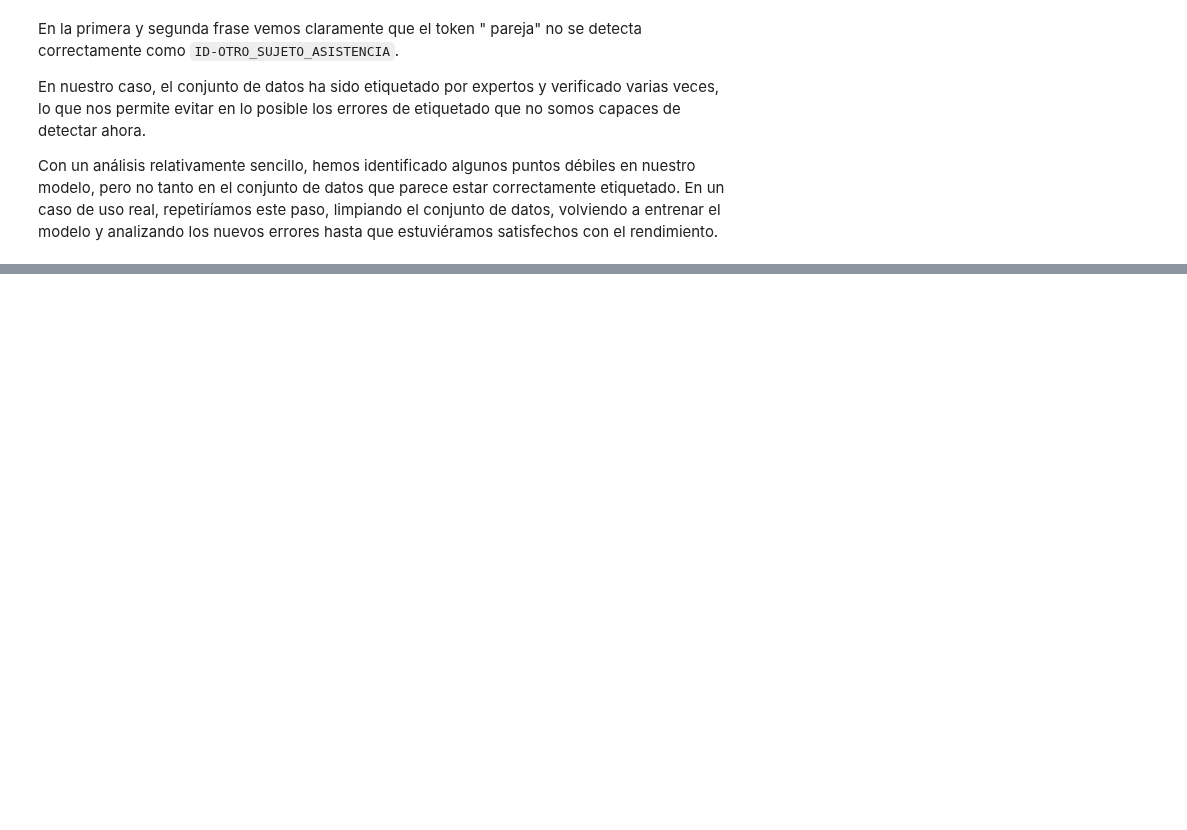
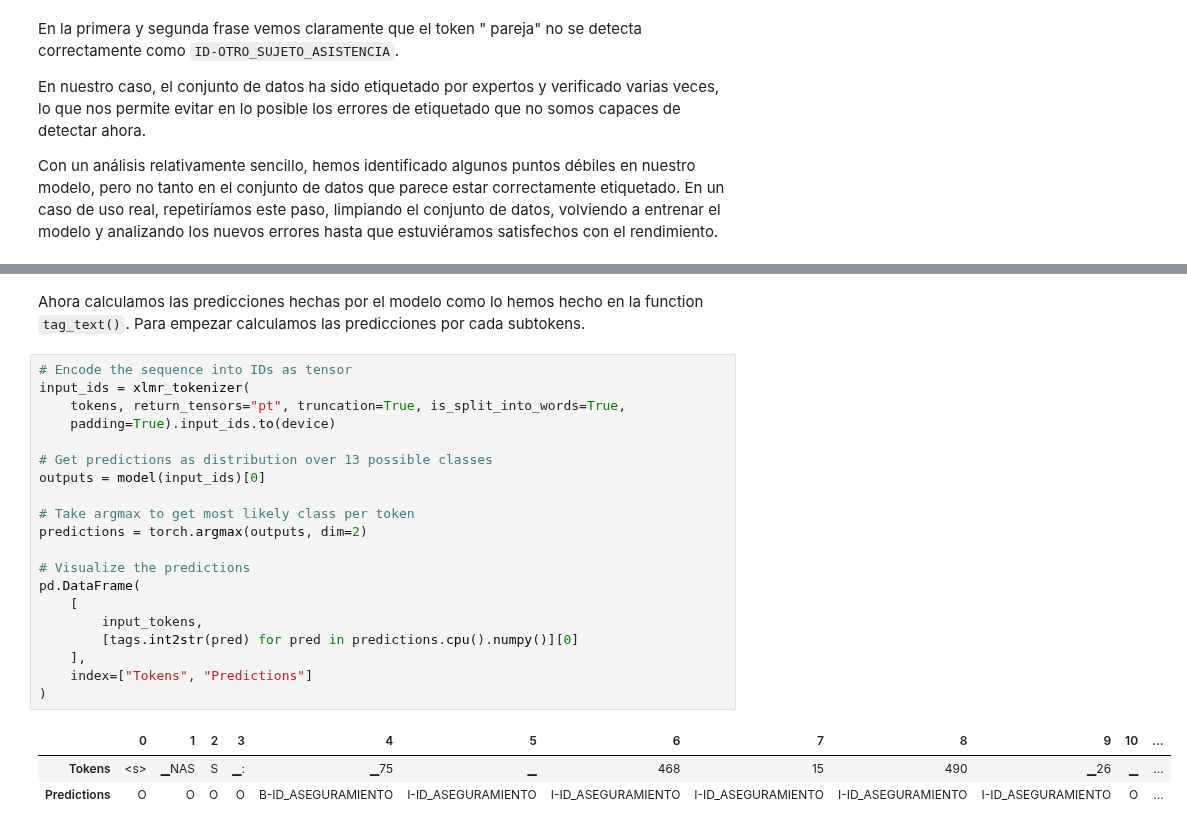
Before and after one commit to GuiGel/MedDocAn, a Jupyter notebook: cdti/meddocan/a_transformers.ipynb, the cells around one changed output, grey strips where cells are left out. Cells and saved outputs as stored; diff of their text form; blank space fills up the shorter version.

```diff
--- a/cdti/meddocan/a_transformers.ipynb
+++ b/cdti/meddocan/a_transformers.ipynb
@@ -1103,0 +1128,26 @@ Con un análisis relativamente sencillo, hemos identificado algunos puntos débi
+# %% [markdown]
+Ahora calculamos las predicciones hechas por el modelo como lo hemos hecho en la function ``tag_text()``. Para empezar calculamos las predicciones por cada subtokens.
+# %%
+# Encode the sequence into IDs as tensor
+input_ids = xlmr_tokenizer(
+    tokens, return_tensors="pt", truncation=True, is_split_into_words=True,
+    padding=True).input_ids.to(device)
+
+# Get predictions as distribution over 13 possible classes
+outputs = model(input_ids)[0]
+
+# Take argmax to get most likely class per token
+predictions = torch.argmax(outputs, dim=2)
+
+# Visualize the predictions
+pd.DataFrame(
+    [
+        input_tokens,
+        [tags.int2str(pred) for pred in predictions.cpu().numpy()][0]
+    ],
+    index=["Tokens", "Predictions"]
+)
+# %% [output]
+|  | 0 | 1 | 2 | 3 | 4 | 5 | 6 | 7 | 8 | 9 | 10 | ... |
+| Tokens | <s> | ▁NAS | S | ▁: | ▁75 | ▁ | 468 | 15 | 490 | ▁26 | ▁ | ... |
+| Predictions | O | O | O | O | B-ID_ASEGURAMIENTO | I-ID_ASEGURAMIENTO | I-ID_ASEGURAMIENTO | I-ID_ASEGURAMIENTO | I-ID_ASEGURAMIENTO | I-ID_ASEGURAMIENTO | O | ... |
```
Also changed, not shown: parts of 25 cells of this notebook.
